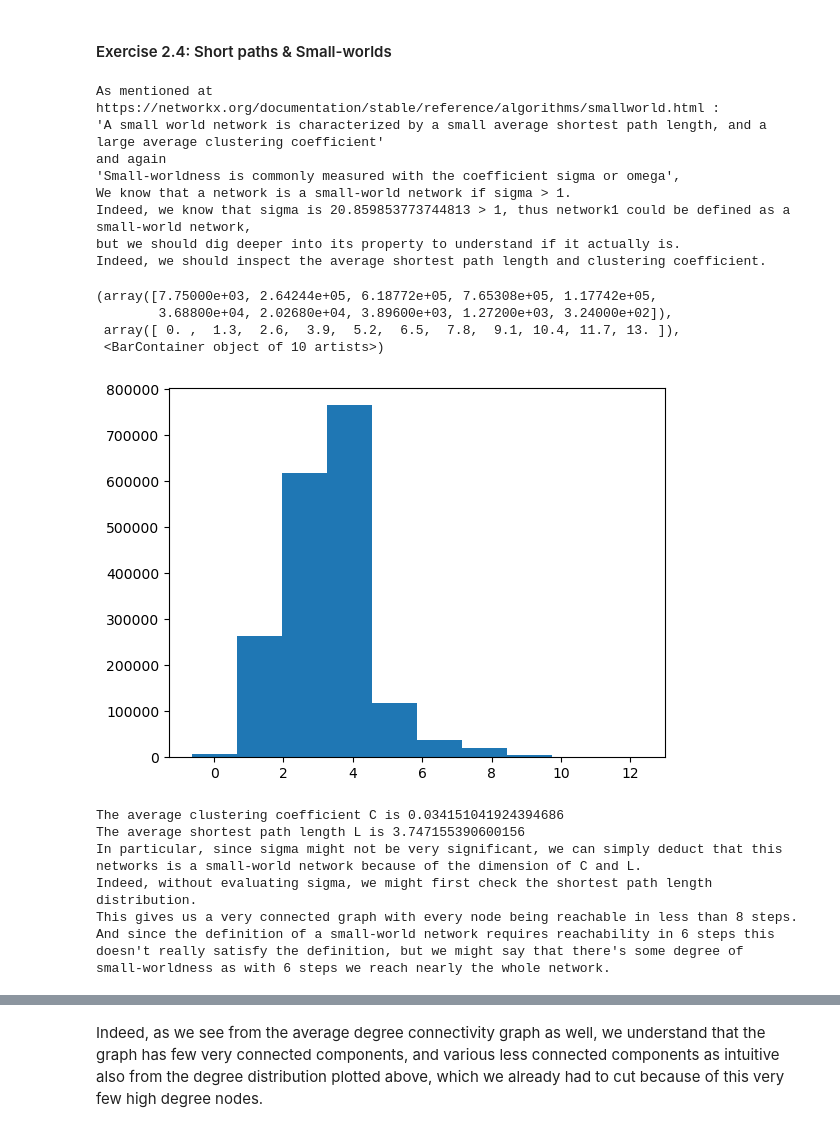
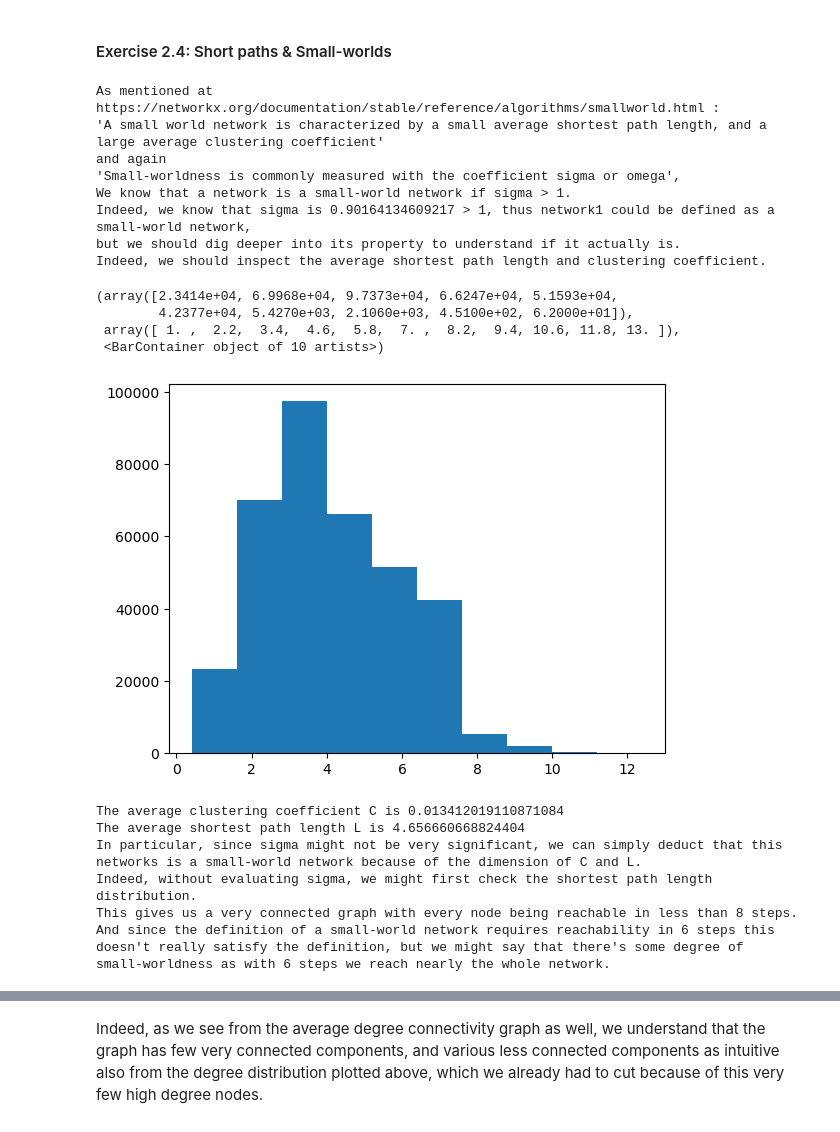
Before and after one commit to Enrico-Benedettini/Internet-Analytics---Lab-2, a Jupyter notebook: assignment/ix-lab2-notebook-part1.ipynb, the cells around one changed output, grey strips where cells are left out. Drawn from its saved outputs; the diff is of its cells as text; code cells hidden in the pictures.

```diff
--- a/assignment/ix-lab2-notebook-part1.ipynb
+++ b/assignment/ix-lab2-notebook-part1.ipynb
@@ -129,41 +129,42 @@ The giant component has 12576 nodes and 18317 edges
 # %%
 print(f"""
 As mentioned at https://networkx.org/documentation/stable/reference/algorithms/smallworld.html :
 'A small world network is characterized by a small average shortest path length, and a large average clustering coefficient'
 and again
 'Small-worldness is commonly measured with the coefficient sigma or omega',
 We know that a network is a small-world network if sigma > 1.
 Indeed, we know that sigma is {sigma} > 1, thus network1 could be defined as a small-world network,
 but we should dig deeper into its property to understand if it actually is.
 Indeed, we should inspect the average shortest path length and clustering coefficient.
 """)
 def random_sample(G, sample_size=1000):
     # First, we take a sample of the graph
     nodes = list(G.nodes())
     sample_nodes = random.sample(nodes, sample_size)
     G_sample = G.subgraph(sample_nodes)
-    # Then we flatten it into a list of the shortest path lengths
-    n = list(nx.shortest_path_length(G_sample))
-    lengths = [d.values() for n, d in n]
-    return ([item for sublist in lengths for item in sublist], G_sample)
+    path_lengths = []
+    for a in G_sample.nodes:
+        shortest_paths = nx.shortest_path_length(G_sample,source=a)
+        path_lengths.extend([shortest_paths[b] for b in shortest_paths if b > a])
+    return (path_lengths, G_sample)
 
-# We pick the sample size to be 10000, a small but big enough value to actually have a reasonable sample of the graph
+# We pick the sample size to be 4000, a small but big enough value to actually have a reasonable sample of the graph
 lengths_flat, G_sample = random_sample(G,4000)
 plt.hist(lengths_flat, align='left')
 # %% [output]
 As mentioned at https://networkx.org/documentation/stable/reference/algorithms/smallworld.html :
 'A small world network is characterized by a small average shortest path length, and a large average clustering coefficient'
 and again
 'Small-worldness is commonly measured with the coefficient sigma or omega',
 We know that a network is a small-world network if sigma > 1.
-Indeed, we know that sigma is 20.859853773744813 > 1, thus network1 could be defined as a small-world network,
+Indeed, we know that sigma is 0.90164134609217 > 1, thus network1 could be defined as a small-world network,
 but we should dig deeper into its property to understand if it actually is.
 Indeed, we should inspect the average shortest path length and clustering coefficient.
-(array([7.75000e+03, 2.64244e+05, 6.18772e+05, 7.65308e+05, 1.17742e+05,
-        3.68800e+04, 2.02680e+04, 3.89600e+03, 1.27200e+03, 3.24000e+02]),
- array([ 0. ,  1.3,  2.6,  3.9,  5.2,  6.5,  7.8,  9.1, 10.4, 11.7, 13. ]),
+(array([2.3414e+04, 6.9968e+04, 9.7373e+04, 6.6247e+04, 5.1593e+04,
+        4.2377e+04, 5.4270e+03, 2.1060e+03, 4.5100e+02, 6.2000e+01]),
+ array([ 1. ,  2.2,  3.4,  4.6,  5.8,  7. ,  8.2,  9.4, 10.6, 11.8, 13. ]),
  <BarContainer object of 10 artists>)
-[figure, old version]
+[figure, new version]
 # %%
 C = nx.average_clustering(G_sample)
 L = np.average(lengths_flat)
@@ -177,8 +178,8 @@ And since the definition of a small-world network requires reachability in 6 ste
 small-worldness as with 6 steps we reach nearly the whole network.
 """)
 # %% [output]
-The average clustering coefficient C is 0.034151041924394686
-The average shortest path length L is 3.747155390600156
+The average clustering coefficient C is 0.013412019110871084
+The average shortest path length L is 4.656660668824404
 In particular, since sigma might not be very significant, we can simply deduct that this networks is a small-world network because of the dimension of C and L.
 Indeed, without evaluating sigma, we might first check the shortest path length distribution.
 This gives us a very connected graph with every node being reachable in less than 8 steps.
```
Also changed, not shown: parts of 12 cells of this notebook.
